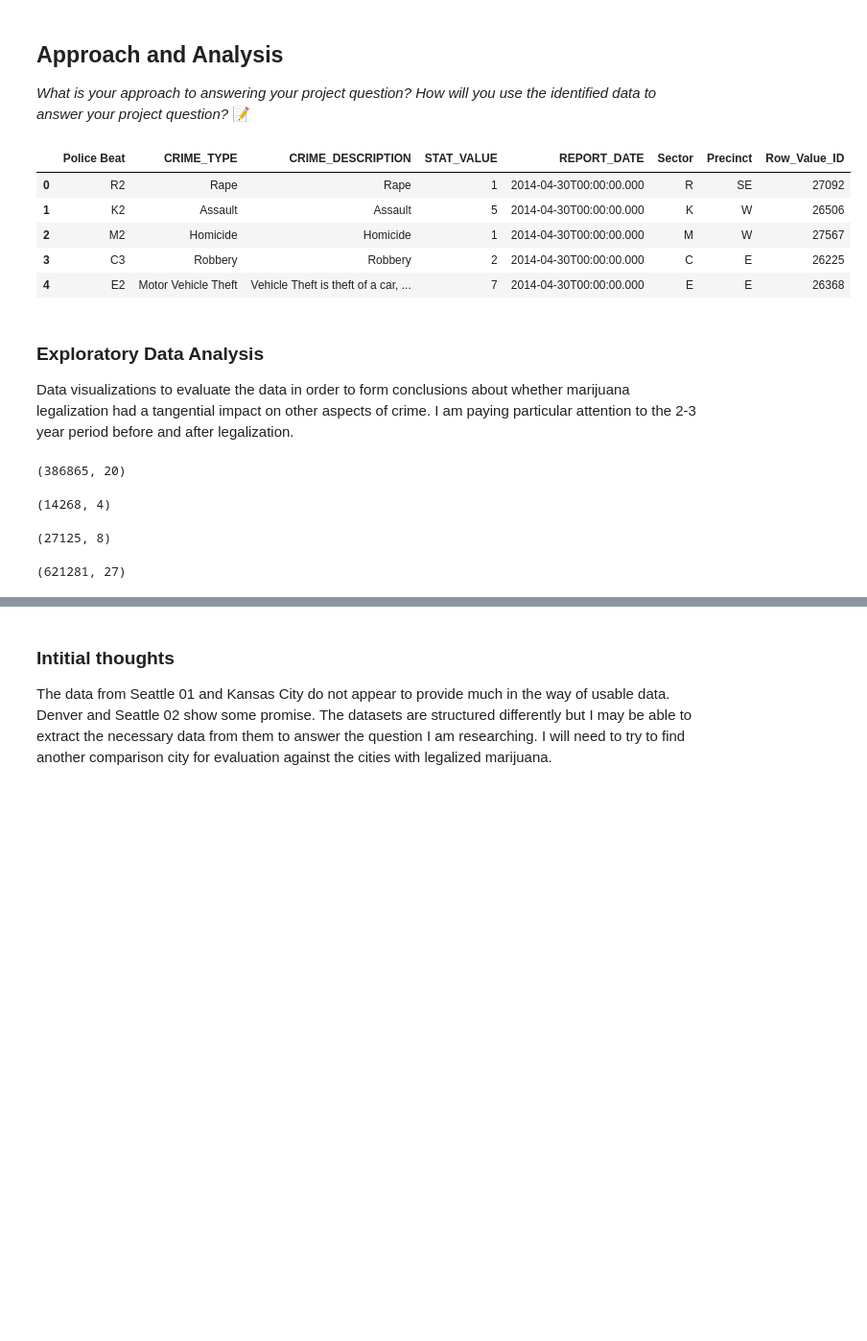
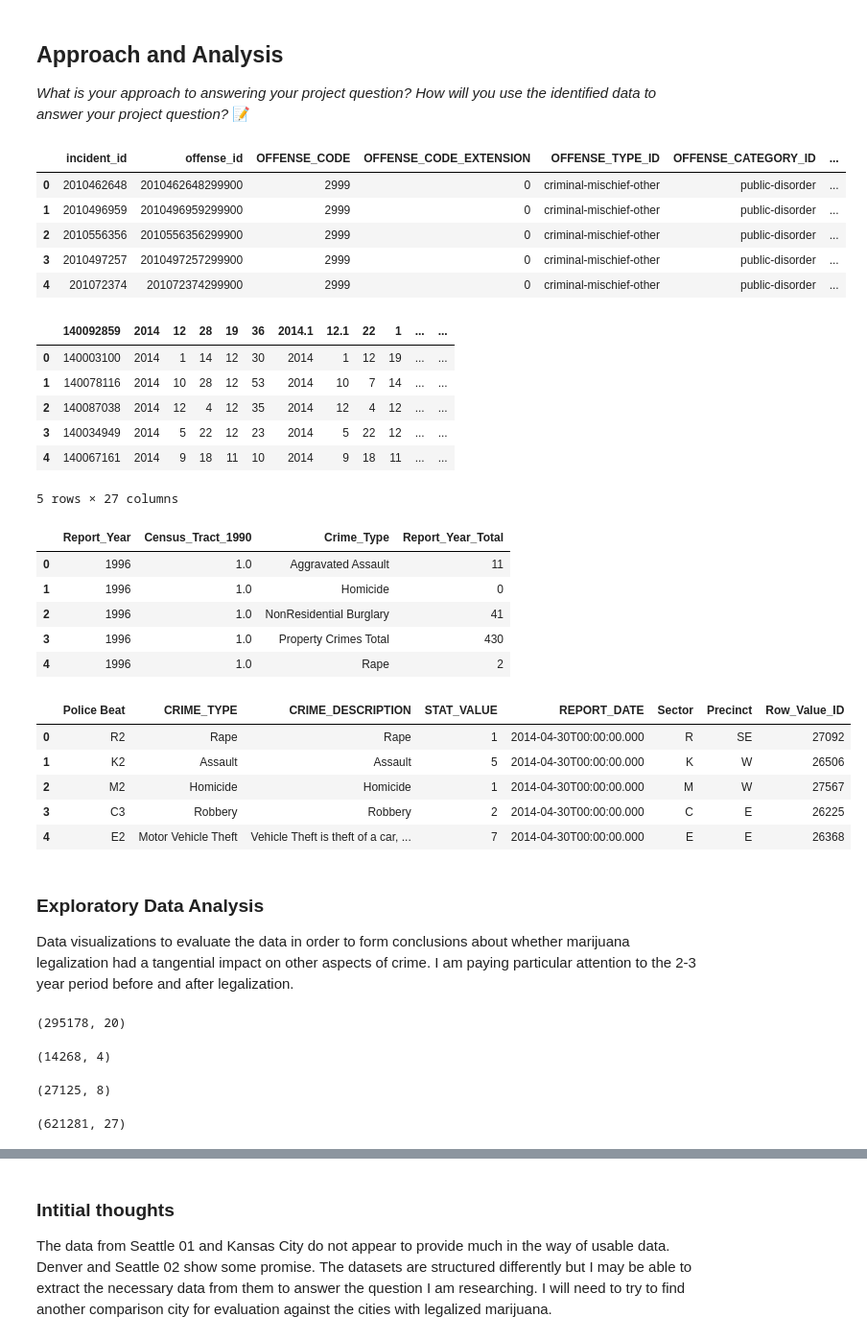
Before and after one commit to IT4063C-Fall23/final-project-jeremylshepherd, a Jupyter notebook: source.ipynb, the cells around one changed output, grey strips where cells are left out. Shown at 96% size. Cells and saved outputs as stored; diff of their text form; code cells hidden in the pictures; blank space fills up the shorter version.

```diff
--- a/source.ipynb
+++ b/source.ipynb
@@ -36,44 +36,72 @@ My working plan to compare 2 large cities where marijuana was first legalized (2
 import numpy as np
 import pandas as pd
 import datetime
 from scipy.stats import trim_mean
 
 # Configure pandas to display 500 rows; otherwise it will truncate the output
 pd.set_option('display.max_rows', 500)
 
 import os
 
 # Scikit Learn imports
 from sklearn.preprocessing import PolynomialFeatures
 from sklearn.linear_model import LinearRegression
 from sklearn.pipeline import make_pipeline
 
 # To plot pretty figures
 %matplotlib inline
 import matplotlib as mpl
 import matplotlib.pyplot as plt
 import seaborn as sns
 mpl.rc('axes', labelsize=14)
 mpl.rc('xtick', labelsize=12)
 mpl.rc('ytick', labelsize=12)
 plt.style.use("bmh")
 
-denver_crime_df = pd.read_csv('data/denver_crime.csv')
+# denver_crime_df = pd.read_csv('data/denver_crime.csv') # old data
 kc_crime_df = pd.read_csv('data/KCcrime2010To2018.csv', low_memory=False)
 seattle01_crime_df = pd.read_csv('data/seattle-crime-stats-by-1990-census-tract-1996-2007.csv')
 seattle02_crime_df = pd.read_csv('data/seattle-crime-stats-by-police-precinct-2008-present.csv')
 
-denver_crime_df.head()
-kc_crime_df.head()
-seattle01_crime_df.head()
-seattle02_crime_df.head()
+denver_df_2010 = pd.read_csv('data/denver_by_year/crime2010.csv')
+denver_df_2011 = pd.read_csv('data/denver_by_year/crime2011.csv')
+denver_df_2012 = pd.read_csv('data/denver_by_year/crime2012.csv')
+denver_df_2013 = pd.read_csv('data/denver_by_year/crime2013.csv')
+denver_df_2014 = pd.read_csv('data/denver_by_year/crime2014.csv')
+denver_df_2015 = pd.read_csv('data/denver_by_year/crime2015.csv')
+
+denver_crime_df = pd.concat([denver_df_2010, denver_df_2011, denver_df_2012, denver_df_2013, denver_df_2014, denver_df_2015])
+
+display(denver_crime_df.head())
+display(kc_crime_df.head())
+display(seattle01_crime_df.head())
+display(seattle02_crime_df.head())
 # %% [output]
-|  | Police Beat | CRIME_TYPE | CRIME_DESCRIPTION | STAT_VALUE | REPORT_DATE | Sector | Precinct | Row_Value_ID |
-| 0 | R2 | Rape | Rape | 1 | 2014-04-30T00:00:00.000 | R | SE | 27092 |
-| 1 | K2 | Assault | Assault | 5 | 2014-04-30T00:00:00.000 | K | W | 26506 |
-| 2 | M2 | Homicide | Homicide | 1 | 2014-04-30T00:00:00.000 | M | W | 27567 |
-| 3 | C3 | Robbery | Robbery | 2 | 2014-04-30T00:00:00.000 | C | E | 26225 |
-| 4 | E2 | Motor Vehicle Theft | Vehicle Theft is theft of a car, ... | 7 | 2014-04-30T00:00:00.000 | E | E | 26368 |
+|  | incident_id | offense_id | OFFENSE_CODE | OFFENSE_CODE_EXTENSION | OFFENSE_TYPE_ID | OFFENSE_CATEGORY_ID | ... |
+| 0 | 2010462648 | 2010462648299900 | 2999 | 0 | criminal-mischief-other | public-disorder | ... |
+| 1 | 2010496959 | 2010496959299900 | 2999 | 0 | criminal-mischief-other | public-disorder | ... |
+| 2 | 2010556356 | 2010556356299900 | 2999 | 0 | criminal-mischief-other | public-disorder | ... |
+| 3 | 2010497257 | 2010497257299900 | 2999 | 0 | criminal-mischief-other | public-disorder | ... |
+| 4 | 201072374 | 201072374299900 | 2999 | 0 | criminal-mischief-other | public-disorder | ... |
+|  | 140092859 | 2014 | 12 | 28 | 19 | 36 | 2014.1 | 12.1 | 22 | 1 | ... | ... |
+| 0 | 140003100 | 2014 | 1 | 14 | 12 | 30 | 2014 | 1 | 12 | 19 | ... | ... |
+| 1 | 140078116 | 2014 | 10 | 28 | 12 | 53 | 2014 | 10 | 7 | 14 | ... | ... |
+| 2 | 140087038 | 2014 | 12 | 4 | 12 | 35 | 2014 | 12 | 4 | 12 | ... | ... |
+| 3 | 140034949 | 2014 | 5 | 22 | 12 | 23 | 2014 | 5 | 22 | 12 | ... | ... |
+| 4 | 140067161 | 2014 | 9 | 18 | 11 | 10 | 2014 | 9 | 18 | 11 | ... | ... |
+5 rows × 27 columns
+|  | Report_Year | Census_Tract_1990 | Crime_Type | Report_Year_Total |
+| 0 | 1996 | 1.0 | Aggravated Assault | 11 |
+| 1 | 1996 | 1.0 | Homicide | 0 |
+| 2 | 1996 | 1.0 | NonResidential Burglary | 41 |
+| 3 | 1996 | 1.0 | Property Crimes Total | 430 |
+| 4 | 1996 | 1.0 | Rape | 2 |
+|  | Police Beat | CRIME_TYPE | CRIME_DESCRIPTION | STAT_VALUE | REPORT_DATE | Sector | Precinct | Row_Value_ID |
+| 0 | R2 | Rape | Rape | 1 | 2014-04-30T00:00:00.000 | R | SE | 27092 |
+| 1 | K2 | Assault | Assault | 5 | 2014-04-30T00:00:00.000 | K | W | 26506 |
+| 2 | M2 | Homicide | Homicide | 1 | 2014-04-30T00:00:00.000 | M | W | 27567 |
+| 3 | C3 | Robbery | Robbery | 2 | 2014-04-30T00:00:00.000 | C | E | 26225 |
+| 4 | E2 | Motor Vehicle Theft | Vehicle Theft is theft of a car, ... | 7 | 2014-04-30T00:00:00.000 | E | E | 26368 |
 # %% [markdown]
 ### Exploratory Data Analysis
 
@@ -86,7 +114,7 @@ display(seattle01_crime_df.shape)
 display(seattle02_crime_df.shape)
 display(kc_crime_df.shape)
 # %% [output]
-(386865, 20)
+(295178, 20)
 (14268, 4)
 (27125, 8)
 (621281, 27)
```
Also changed, not shown: parts of 13 cells of this notebook, 7 other files.
